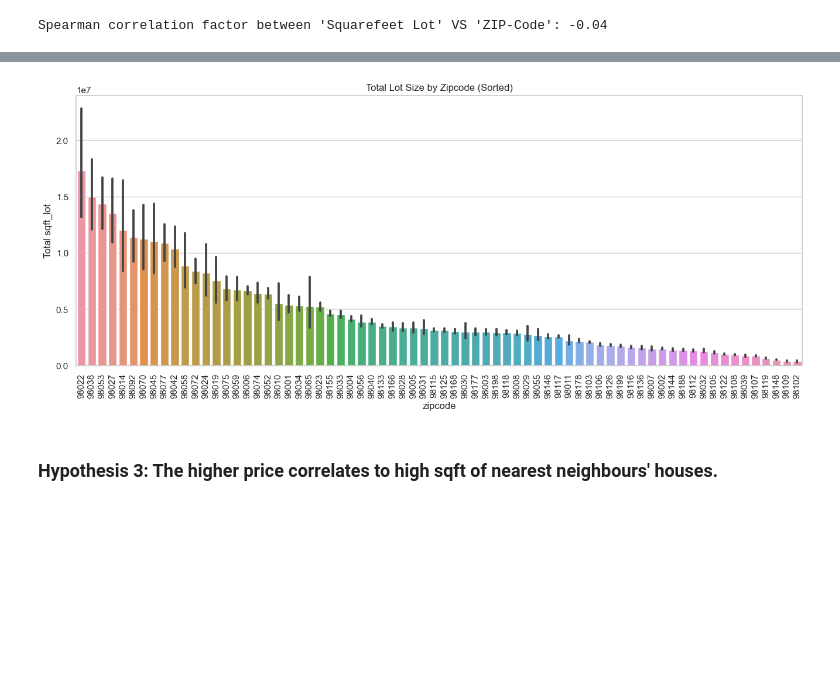
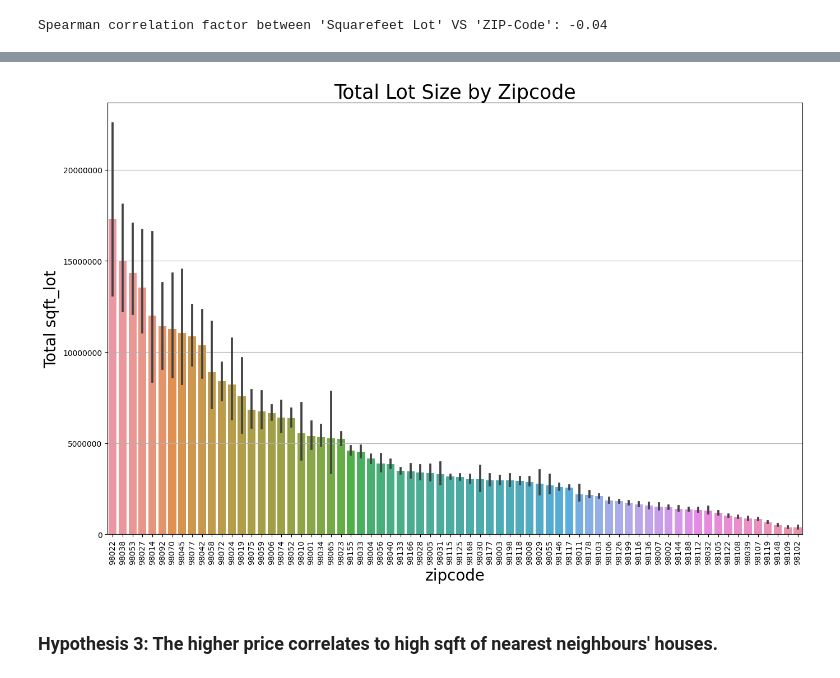
Before and after one commit to Jonaaa80/eda-project-JS, a Jupyter notebook: EDA.ipynb, the cells around one changed output, grey strips where cells are left out. Cells and saved outputs as stored; diff of their text form; code cells hidden in the pictures; blank space fills up the shorter version.

```diff
--- a/EDA.ipynb
+++ b/EDA.ipynb
@@ -115,22 +117,6 @@ plt.tight_layout()
 plt.show()
 # %% [output]
 [figure]
-# %%
-# import libraries and set matplotlib options
-import warnings
-
-warnings.filterwarnings("ignore")
-
-import pandas as pd
-import numpy as np
-import matplotlib.pyplot as plt
-import seaborn as sns
-
-from matplotlib.ticker import PercentFormatter
-plt.rcParams.update({ "figure.figsize" : (8, 5),"axes.facecolor" : "white", "axes.edgecolor":  "black"})
-plt.rcParams["figure.facecolor"]= "w"
-pd.plotting.register_matplotlib_converters()
-pd.set_option('display.float_format', lambda x: '%.3f' % x)
 # %% [markdown]
 # Data cleaning
 # %%
@@ -285,21 +346,26 @@ plt.show()
 # %%
 # Barplot of total (absolute) lot size per zipcode, sorted from high to low
 total_lot_by_zip = df_house_cl.groupby('zipcode')['sqft_lot'].sum().sort_values(ascending=False)
 
-plt.figure(figsize=(16, 6))
+plt.figure(figsize=(16, 10))
 sns.barplot(
     x='zipcode',
     y='sqft_lot',
     data=df_house_cl,
     order=total_lot_by_zip.index,
     estimator=sum
 )
 plt.xticks(rotation=90)
-plt.title('Total Lot Size by Zipcode (Sorted)')
-plt.ylabel('Total sqft_lot')
-plt.xlabel('zipcode')
+plt.title('Total Lot Size by Zipcode', fontsize=25)
+plt.ylabel('Total sqft_lot', fontsize=20)
+plt.ticklabel_format(style='plain', axis='y')
+plt.xlabel('zipcode', fontsize=20)
+plt.xticks(fontsize=10)
+plt.yticks(fontsize=10)
+plt.grid(which="both", axis="y")
+plt.savefig("presentations/lot_VS_zip.png", dpi=300)  # Save before plt.show()
 plt.show()
 # %% [output]
-[figure, old version]
+[figure, new version]
 # %% [markdown]
 ### Hypothesis 3: The higher price correlates to high sqft of nearest neighbours' houses.
```
Also changed, not shown: parts of 23 cells of this notebook, 13 other files.
